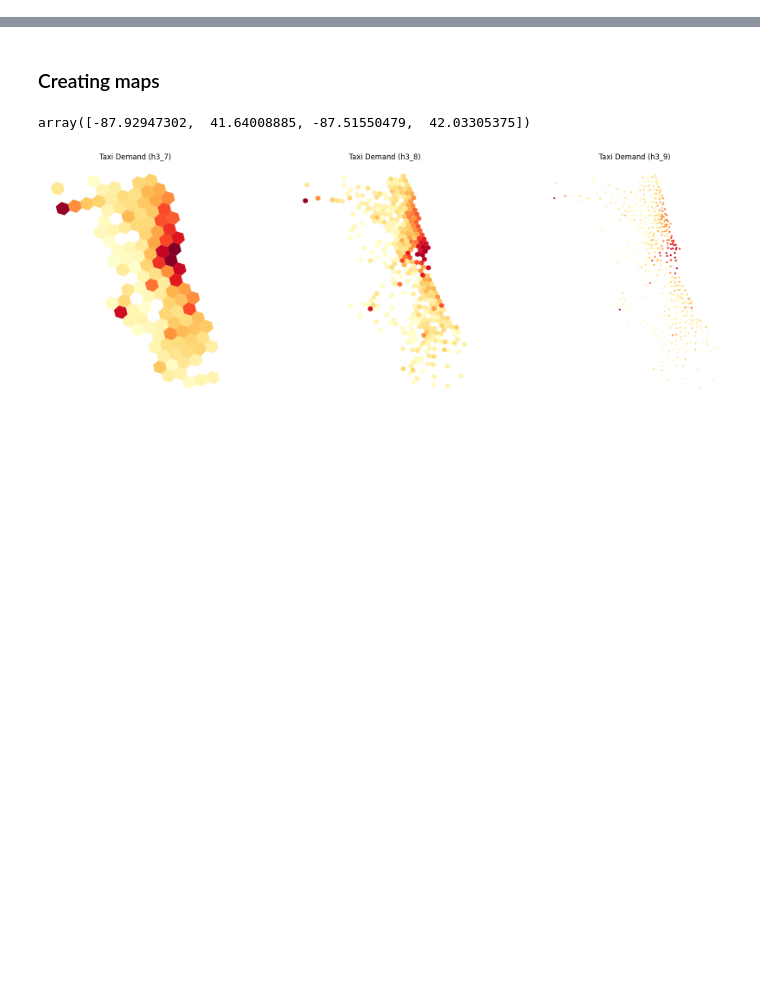
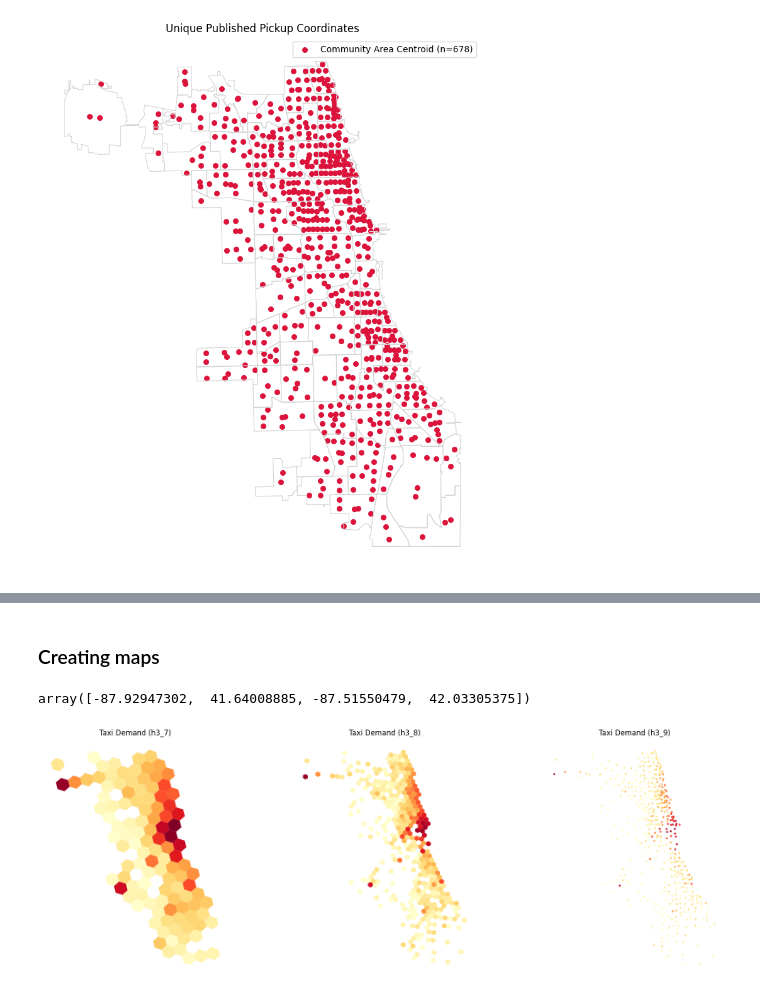
Before and after one commit to larissatheilmann/AAA_Project_Group7, a Jupyter notebook: notebooks/2.1 DescriptiveAnalysisSpatial.ipynb, the cells around one changed output, grey strips where cells are left out. Saved outputs shown, nothing was run; the diff lists cells and outputs as text; code cells hidden in the pictures; blank space fills up the shorter version.

```diff
--- a/notebooks/2.1 DescriptiveAnalysisSpatial.ipynb
+++ b/notebooks/2.1 DescriptiveAnalysisSpatial.ipynb
@@ -103,0 +266,53 @@ The number of spatial units decreases from 495 census tracts to 491 H3-9 cells,
+# %%
+pairs_gdf = gpd.GeoDataFrame(
+    pairs,
+    geometry=gpd.points_from_xy(
+        pairs["lng"],
+        pairs["lat"]
+    ),
+    crs="EPSG:4326"
+)
+# %%
+fig, ax = plt.subplots(figsize=(8, 9))
+
+community_areas.boundary.plot(
+    ax=ax,
+    color="lightgray",
+    linewidth=0.8
+)
+
+colors = {
+    "Census Tract Centroid": "steelblue",
+    "Community Area Centroid": "crimson",
+}
+
+sizes = {
+    "Census Tract Centroid": 5,
+    "Community Area Centroid": 30,
+}
+
+for coord_type in pairs_gdf["Coordinate Type"].unique():
+
+    subset = pairs_gdf[
+        pairs_gdf["Coordinate Type"] == coord_type
+    ]
+
+    subset.plot(
+        ax=ax,
+        color=colors[coord_type],
+        markersize=sizes[coord_type],
+        label=f"{coord_type} (n={len(subset)})",
+    )
+
+ax.set_title(
+    "Unique Published Pickup Coordinates"
+)
+
+ax.legend()
+
+ax.set_axis_off()
+
+plt.tight_layout()
+plt.show()
+# %% [output]
+[figure, added]
```
Also changed, not shown: parts of 21 cells of this notebook.
